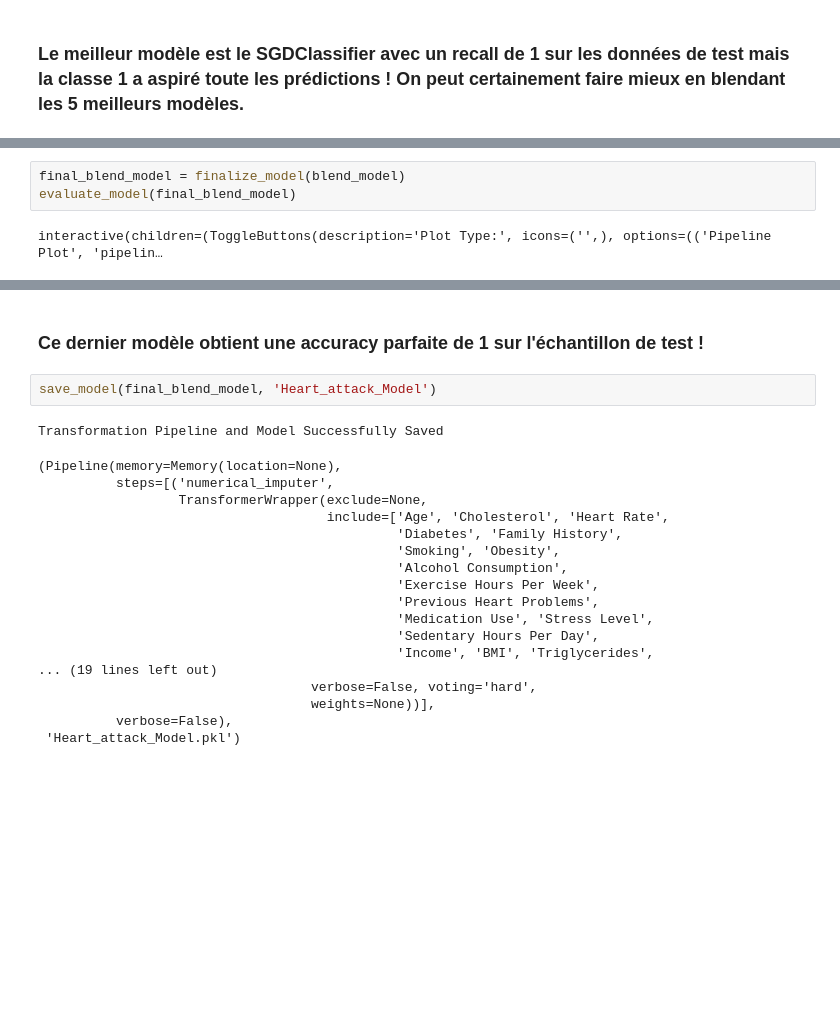
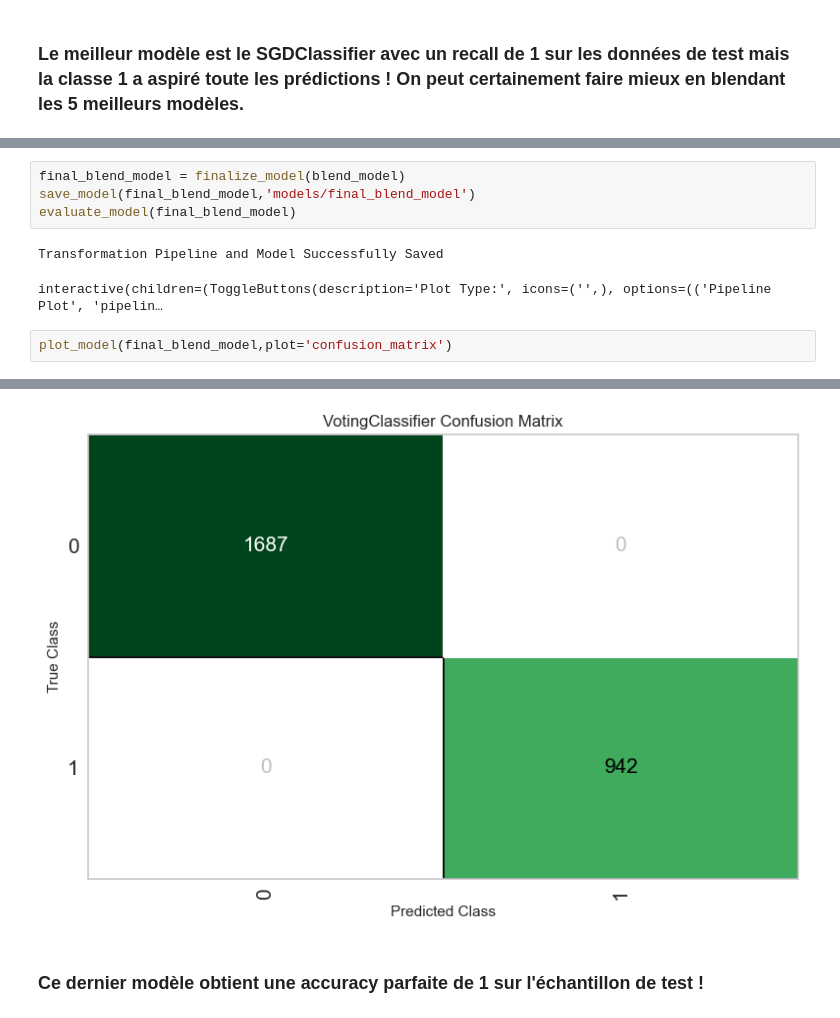
Before and after one commit to Antoine1608/KA-CL-P2-Predicting_heart_attack, a Jupyter notebook: Heart_attack_notebook.ipynb, the cells around one changed output, grey strips where cells are left out. Cells and saved outputs as stored; diff of their text form; blank space fills up the shorter version.

```diff
--- a/Heart_attack_notebook.ipynb
+++ b/Heart_attack_notebook.ipynb
@@ -219,5 +298,10 @@ Fitting 10 folds for each of 10 candidates, totalling 100 fits
 # %%
 final_blend_model = finalize_model(blend_model)
+save_model(final_blend_model,'models/final_blend_model')
 evaluate_model(final_blend_model)
 # %% [output]
-interactive(children=(ToggleButtons(description='Plot Type:', icons=('',), options=(('Pipeline Plot', 'pipelin…
+Transformation Pipeline and Model Successfully Saved
+interactive(children=(ToggleButtons(description='Plot Type:', icons=('',), options=(('Pipeline Plot', 'pipelin…
+# %%
+plot_model(final_blend_model,plot='confusion_matrix')
+# %% [output]
@@ -224,23 +309,3 @@ interactive(children=(ToggleButtons(description='Plot Type:', icons=('',), optio
+[figure, added]
 # %% [markdown]
 ### Ce dernier modèle obtient une accuracy parfaite de 1 sur l'échantillon de test !
-# %%
-save_model(final_blend_model, 'Heart_attack_Model')
-# %% [output]
-Transformation Pipeline and Model Successfully Saved
-(Pipeline(memory=Memory(location=None),
-          steps=[('numerical_imputer',
-                  TransformerWrapper(exclude=None,
-                                     include=['Age', 'Cholesterol', 'Heart Rate',
-                                              'Diabetes', 'Family History',
-                                              'Smoking', 'Obesity',
-                                              'Alcohol Consumption',
-                                              'Exercise Hours Per Week',
-                                              'Previous Heart Problems',
-                                              'Medication Use', 'Stress Level',
-                                              'Sedentary Hours Per Day',
-                                              'Income', 'BMI', 'Triglycerides',
-... (19 lines left out)
-                                   verbose=False, voting='hard',
-                                   weights=None))],
-          verbose=False),
- 'Heart_attack_Model.pkl')
```
Also changed, not shown: parts of 21 cells of this notebook, 1 other file.
